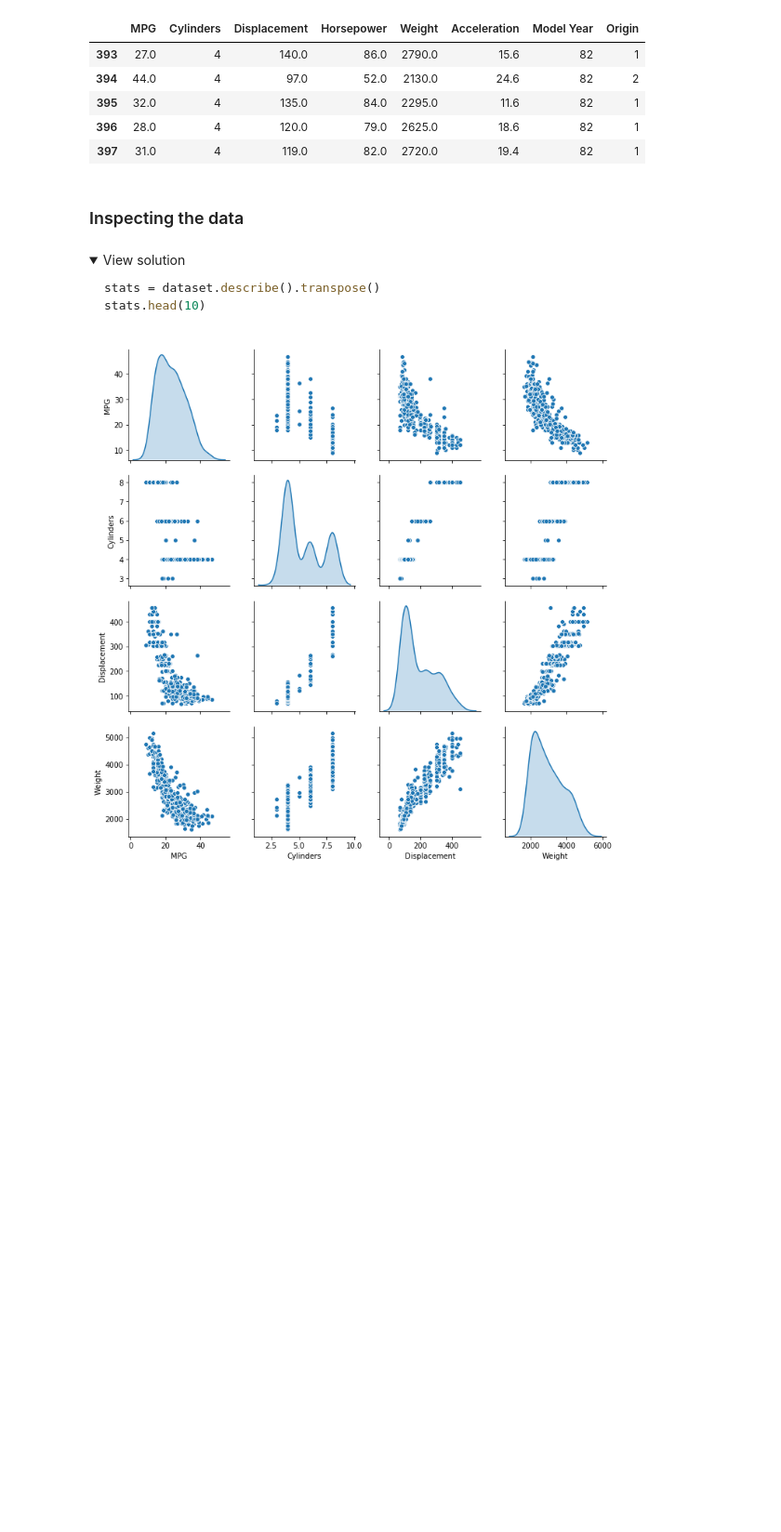
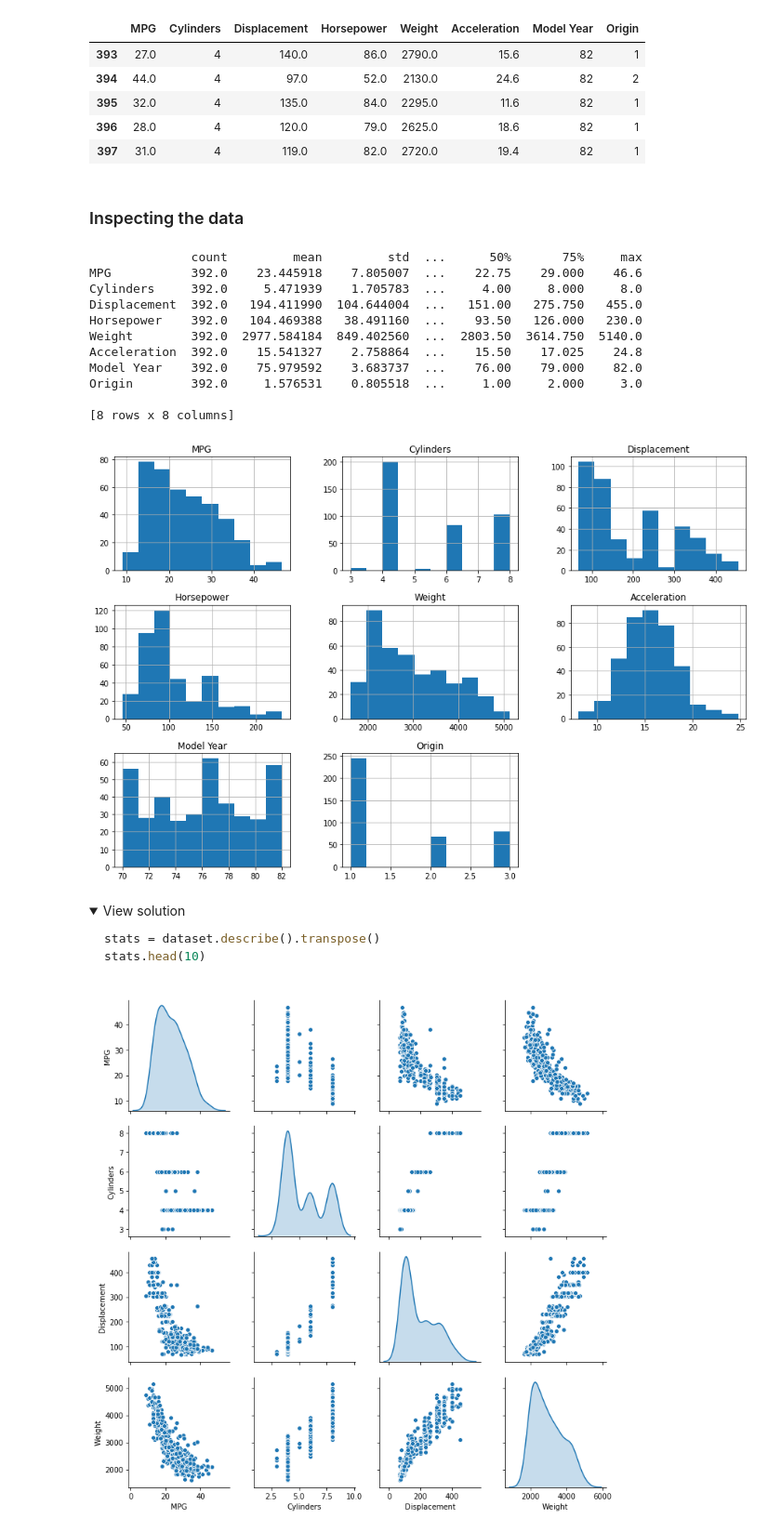
Before and after one commit to L4ncelot1024/Learn_Deep_Learning_Le_Wagon, a Jupyter notebook: Day1/02_Regression_CHALLENGE.ipynb, the cells around one changed output. Shown at 93% size. Cells and saved outputs as stored; diff of their text form; code cells hidden in the pictures; folded sections open; blank space fills up the shorter version.

```diff
--- a/Day1/02_Regression_CHALLENGE.ipynb
+++ b/Day1/02_Regression_CHALLENGE.ipynb
@@ -59,3 +56,30 @@ dataset.tail()
+# %%
+# TODO: check the distributions of the features
+stats = dataset.describe().transpose()
+print(stats.head(10))
+
+dataset.hist(figsize=(15,10))
+
+plt.show()
+
+#fig, axes = plt.subplots(nrows=int(dataset[1]/3), ncols=3, figsize=(15,10)) # create 4x2 array of subplots
+#for col in dataset.columns:
+#  dataset.boxplot(column =[col], grid = False, ax=axes[int(dataset.columns.get_loc(col)/3),df_boston.columns.get_loc(col)%3])
+
+plt.show()
+# %% [output]
+              count         mean         std  ...      50%       75%     max
+MPG           392.0    23.445918    7.805007  ...    22.75    29.000    46.6
+Cylinders     392.0     5.471939    1.705783  ...     4.00     8.000     8.0
+Displacement  392.0   194.411990  104.644004  ...   151.00   275.750   455.0
+Horsepower    392.0   104.469388   38.491160  ...    93.50   126.000   230.0
+Weight        392.0  2977.584184  849.402560  ...  2803.50  3614.750  5140.0
+Acceleration  392.0    15.541327    2.758864  ...    15.50    17.025    24.8
+Model Year    392.0    75.979592    3.683737  ...    76.00    79.000    82.0
+Origin        392.0     1.576531    0.805518  ...     1.00     2.000     3.0
+
+[8 rows x 8 columns]
+[figure, added]
 # %% [markdown]
 <details>
 <summary markdown='span'>View solution
```
Also changed, not shown: parts of 18 cells of this notebook.
